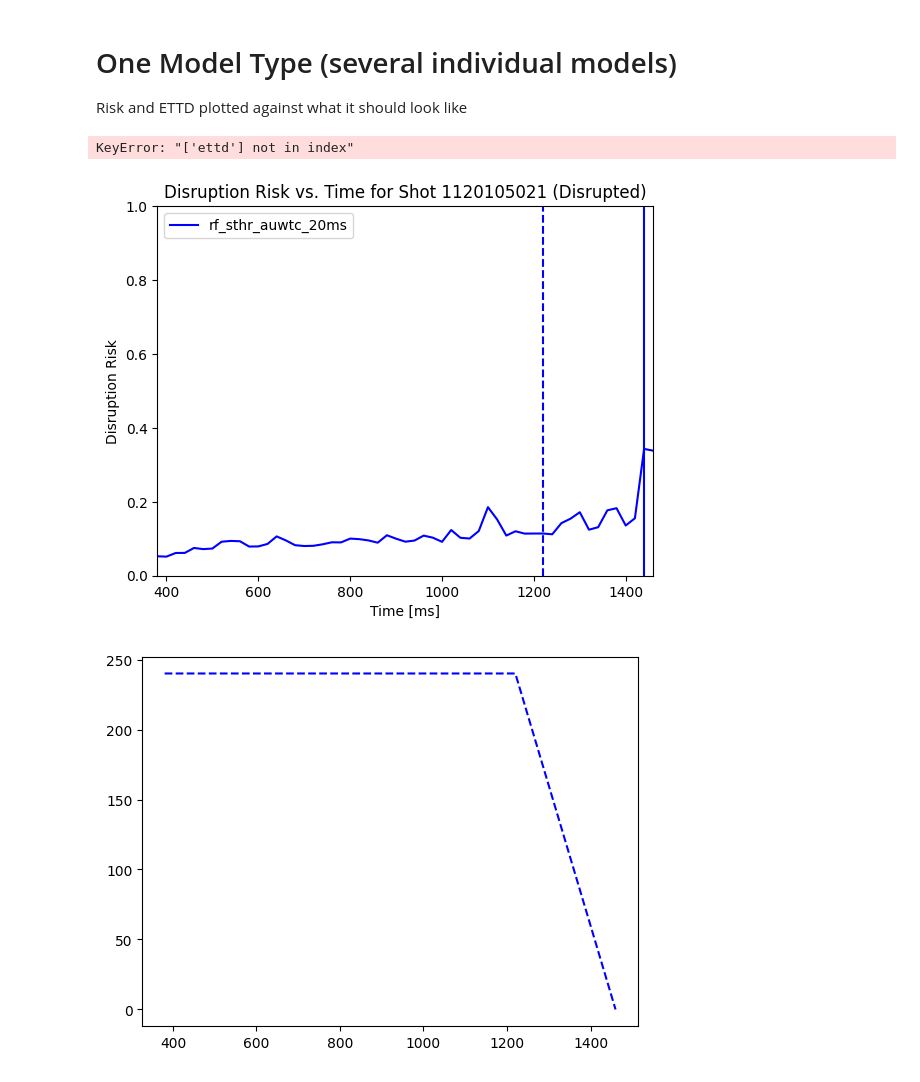
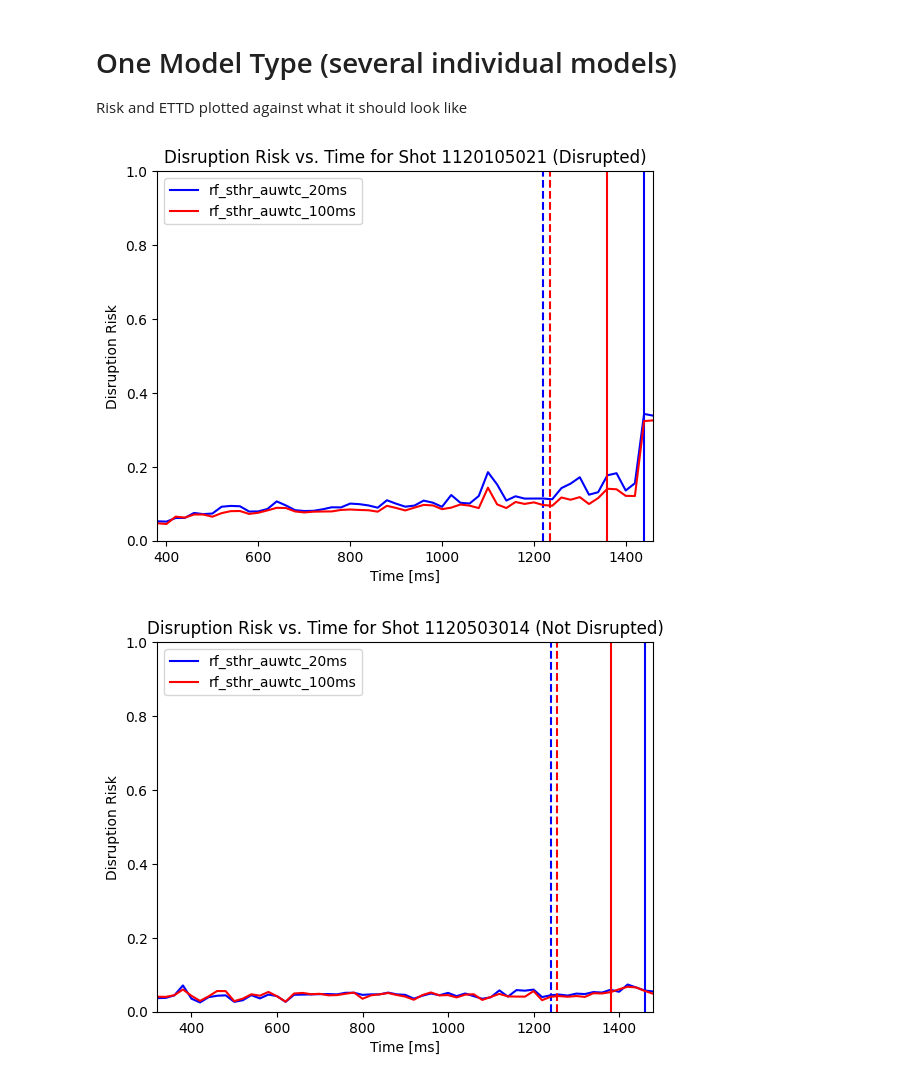
Before and after one commit to MIT-PSFC/disruption-survival-analysis, a Jupyter notebook: Run Experiments.ipynb, the cells around one changed output. Saved outputs shown, nothing was run; the diff lists cells and outputs as text; code cells hidden in the pictures.

```diff
--- a/Run Experiments.ipynb
+++ b/Run Experiments.ipynb
@@ -20,7 +20,7 @@ dataset_path = 'no_ufo_flattop_7736_shots_6%_disruptive'
 models = ['rf']
 alarms = ['sthr']
 metrics = ['auwtc']
-min_warning_times = [0.02]
+min_warning_times = [0.02, 0.1]
 
 # Create a list of experiments
 experiment_list = []
@@ -91,14 +94,13 @@ Risk and ETTD plotted against what it should look like
 # %%
 shot_number = experiment_list[0].get_disruptive_shot_list()[0]
 plot_risk_compare_models(experiment_list, shot_number)
-plot_ettd_compare_models(experiment_list, shot_number)
+#plot_ettd_compare_models(experiment_list, shot_number)
 
 shot_number = experiment_list[0].get_non_disruptive_shot_list()[0]
 plot_risk_compare_models(experiment_list, shot_number)
-plot_ettd_compare_models(experiment_list, shot_number)
+#plot_ettd_compare_models(experiment_list, shot_number)
 # %% [output]
-KeyError: "['ettd'] not in index"
-[figure, old version]
+[figure, new version]
-[figure, old version]
+[figure, new version]
 # %%
 #plot_disruptive_vs_non_disruptive_shot_durations(experiment_list[0])
```
Also changed, not shown: parts of 4 cells of this notebook, 2 other files.
